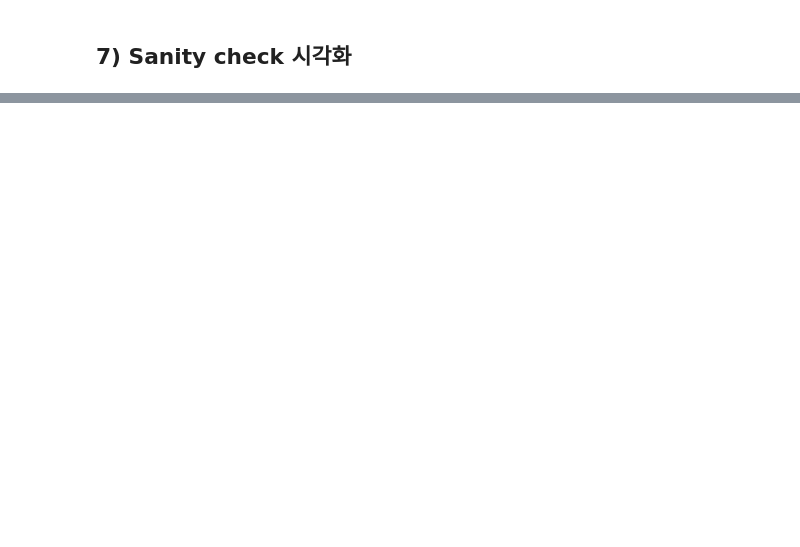
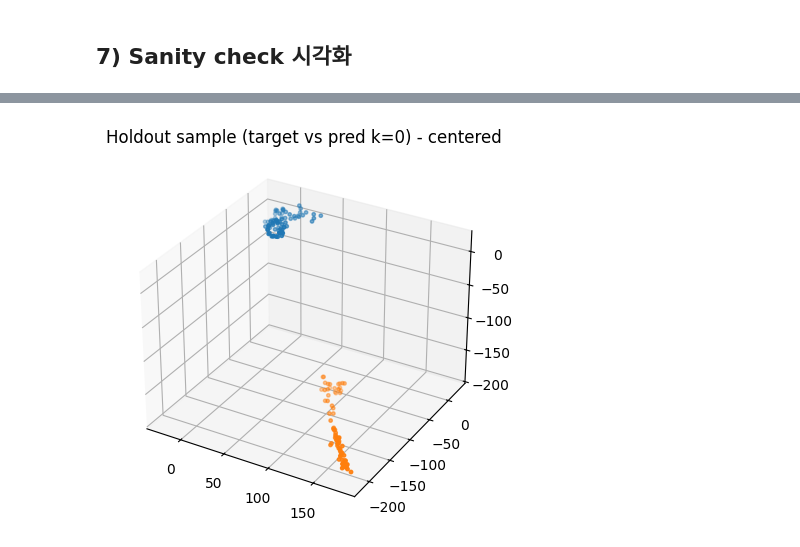
Before and after one commit to tkdwl05/stanford-rna-3d-folding-2, a Jupyter notebook: improve_data_label_v19.ipynb, the cells around one changed output, grey strips where cells are left out. Drawn from its saved outputs; the diff is of its cells as text; code cells hidden in the pictures; blank space fills up the shorter version.

```diff
--- a/improve_data_label_v19.ipynb
+++ b/improve_data_label_v19.ipynb
@@ -1531,0 +1537,27 @@ print("best head:", best_k, "tm per head:", tm_per_head)
+# %%
+import matplotlib.pyplot as plt
+
+model.eval()
+tokens_b, tgt_b, m_b = next(iter(hold_loader))
+tokens_b = tokens_b.to(device)
+tgt_b = tgt_b.to(device)
+m_b = m_b.to(device)
+
+with torch.no_grad():
+    # 모델이 (coords, conf_logits) 튜플을 반환하므로 좌표만 받습니다.
+    coords_b, _ = model(tokens_b)
+pred0 = coords_b[0,0].detach().cpu().numpy()
+tgt0  = tgt_b[0].detach().cpu().numpy()
+m0    = m_b[0].detach().cpu().numpy().astype(bool)
+
+pred0 = pred0[m0]
+tgt0  = tgt0[m0]
+
+fig = plt.figure()
+ax = fig.add_subplot(111, projection="3d")
+ax.scatter(tgt0[:,0], tgt0[:,1], tgt0[:,2], s=6)
+ax.scatter(pred0[:,0], pred0[:,1], pred0[:,2], s=6)
+ax.set_title("Holdout sample (target vs pred k=0) - centered")
+plt.show()
+# %% [output]
+[figure, added]
```
Also changed, not shown: parts of 5 cells of this notebook, 7 other files.
